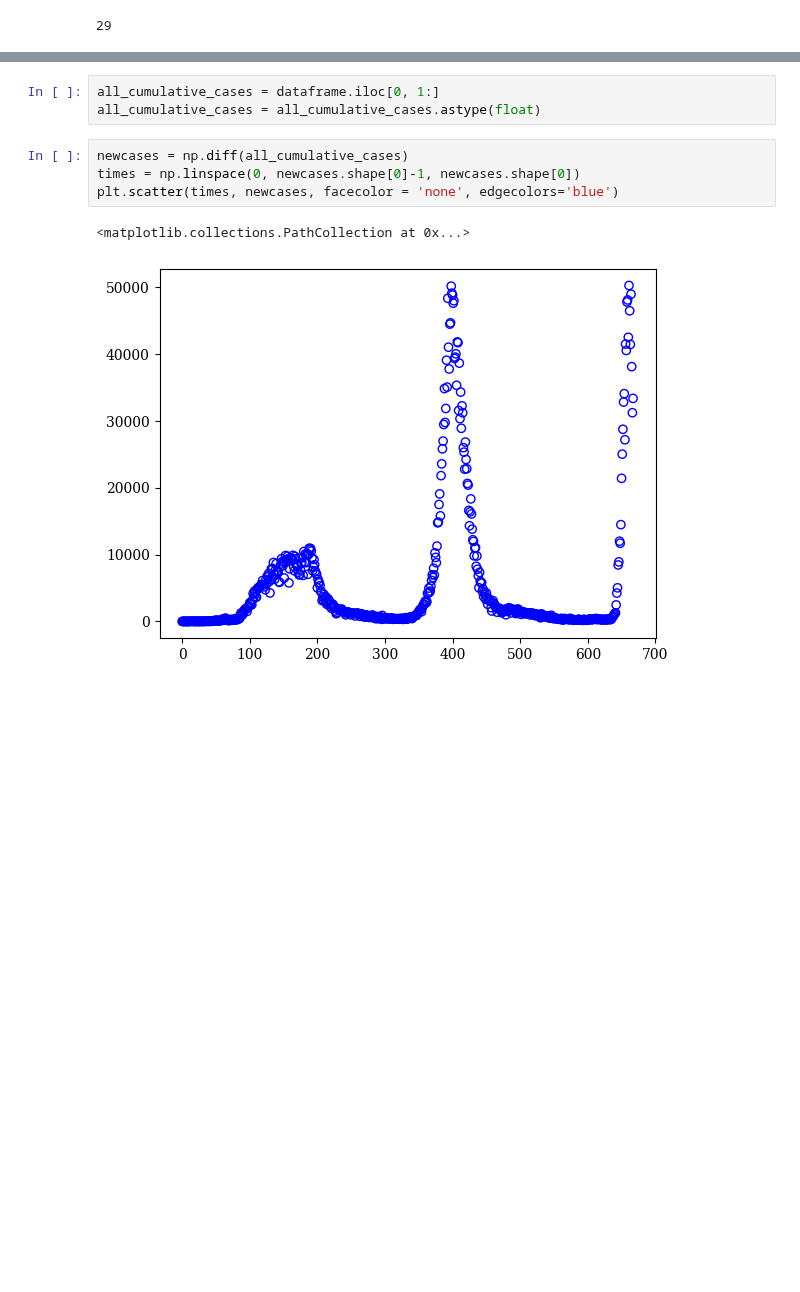
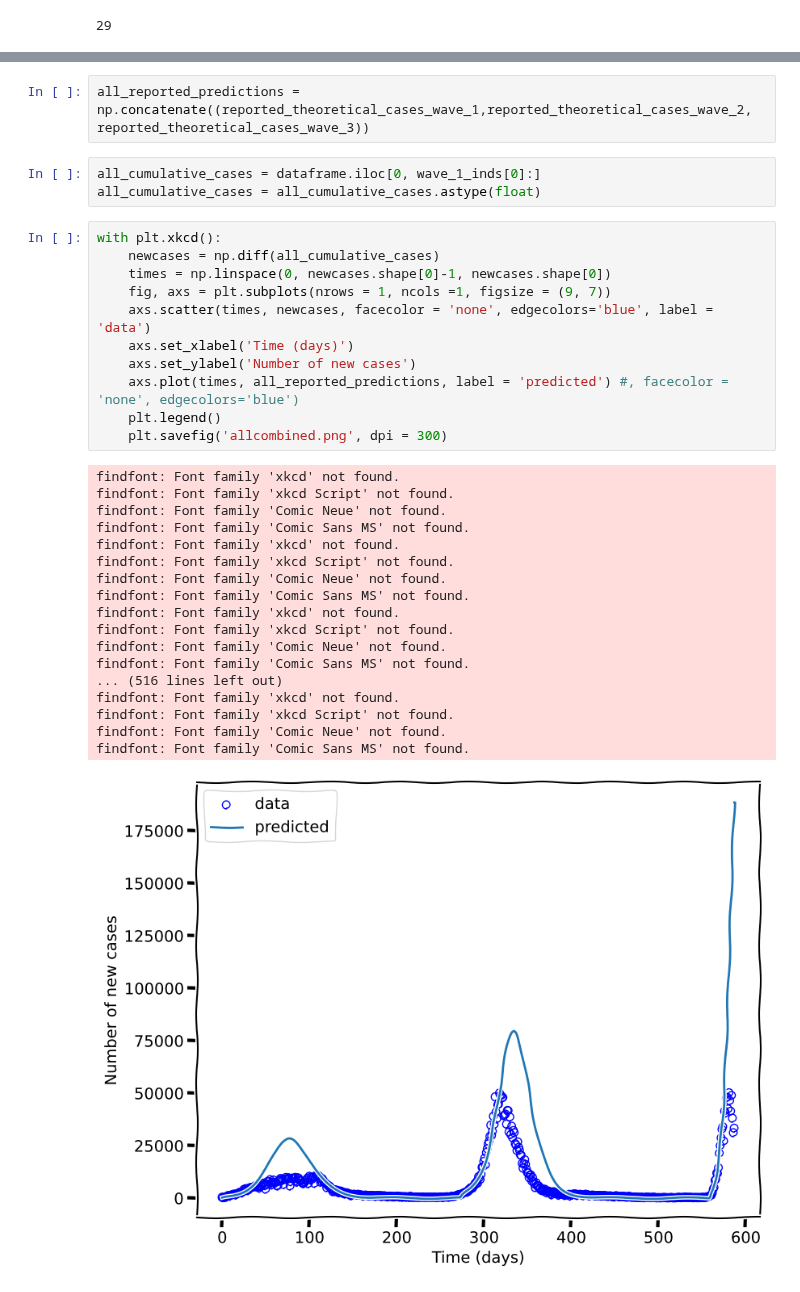
Before and after one commit to HimanshuSingh-all/Computational-Epidemiology-ICTS, a Jupyter notebook: assignments/assignment-1/Himanshu_Assignment_1.ipynb, the cells around one changed output, grey strips where cells are left out. Saved outputs shown, nothing was run; the diff lists cells and outputs as text; blank space fills up the shorter version.

```diff
--- a/assignments/assignment-1/Himanshu_Assignment_1.ipynb
+++ b/assignments/assignment-1/Himanshu_Assignment_1.ipynb
@@ -687,10 +695,35 @@ all_reported_predictions =
+# %%
+all_reported_predictions = np.concatenate((reported_theoretical_cases_wave_1,reported_theoretical_cases_wave_2, reported_theoretical_cases_wave_3))
 # %%
-all_cumulative_cases = dataframe.iloc[0, 1:]
+all_cumulative_cases = dataframe.iloc[0, wave_1_inds[0]:]
 all_cumulative_cases = all_cumulative_cases.astype(float)
 # %%
-newcases = np.diff(all_cumulative_cases)
-times = np.linspace(0, newcases.shape[0]-1, newcases.shape[0])
-plt.scatter(times, newcases, facecolor = 'none', edgecolors='blue')
+with plt.xkcd():
+    newcases = np.diff(all_cumulative_cases)
+    times = np.linspace(0, newcases.shape[0]-1, newcases.shape[0])
+    fig, axs = plt.subplots(nrows = 1, ncols =1, figsize = (9, 7))
+    axs.scatter(times, newcases, facecolor = 'none', edgecolors='blue', label = 'data')
+    axs.set_xlabel('Time (days)')
+    axs.set_ylabel('Number of new cases')
+    axs.plot(times, all_reported_predictions, label = 'predicted') #, facecolor = 'none', edgecolors='blue')
+    plt.legend()
+    plt.savefig('allcombined.png', dpi = 300)
 # %% [output]
-<matplotlib.collections.PathCollection at 0x...>
+findfont: Font family 'xkcd' not found.
+findfont: Font family 'xkcd Script' not found.
+findfont: Font family 'Comic Neue' not found.
+findfont: Font family 'Comic Sans MS' not found.
+findfont: Font family 'xkcd' not found.
+findfont: Font family 'xkcd Script' not found.
+findfont: Font family 'Comic Neue' not found.
+findfont: Font family 'Comic Sans MS' not found.
+findfont: Font family 'xkcd' not found.
+findfont: Font family 'xkcd Script' not found.
+findfont: Font family 'Comic Neue' not found.
+findfont: Font family 'Comic Sans MS' not found.
+... (516 lines left out)
+findfont: Font family 'xkcd' not found.
+findfont: Font family 'xkcd Script' not found.
+findfont: Font family 'Comic Neue' not found.
+findfont: Font family 'Comic Sans MS' not found.
-[figure, old version]
+[figure, new version]
```
Also changed, not shown: parts of 5 cells of this notebook, 11 other files.
